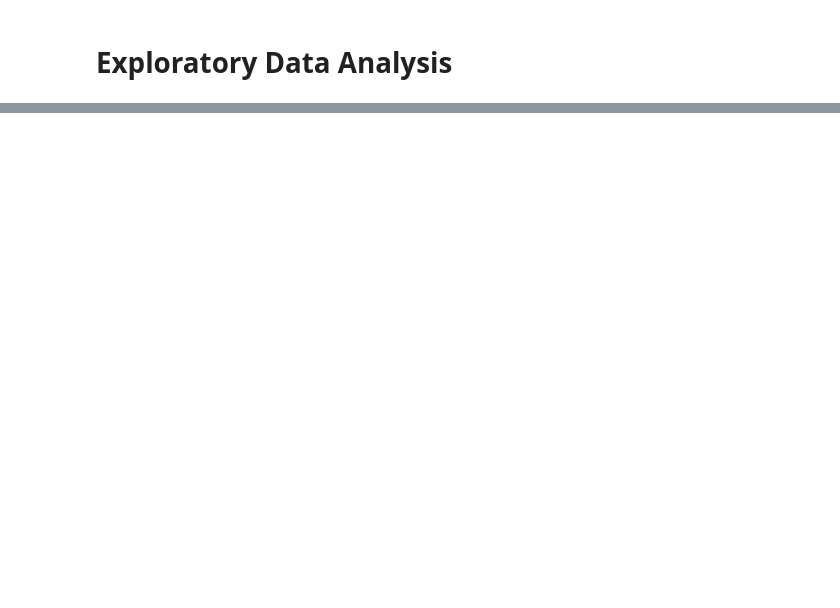
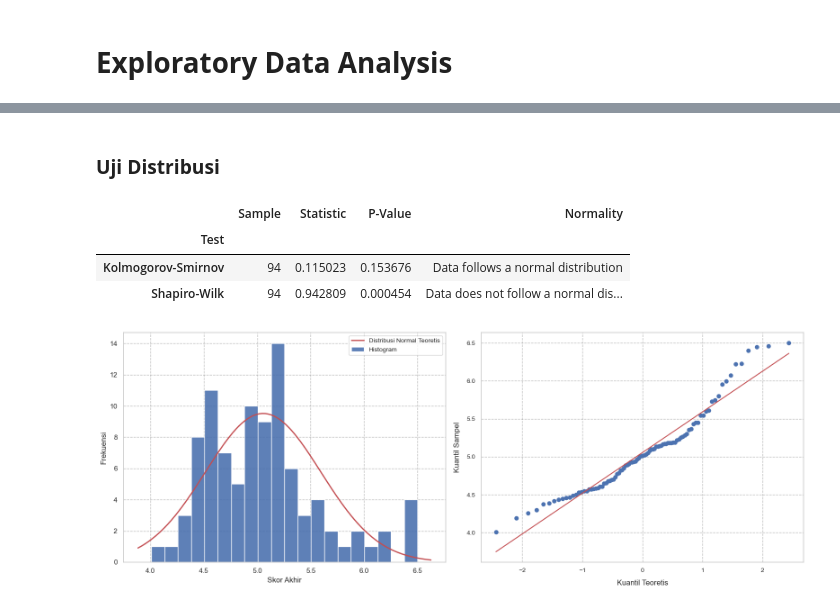
Before and after one commit to fathurwithyou/StudiumGenerale-Toleransi, a Jupyter notebook: main.ipynb, the cells around one changed output, grey strips where cells are left out. Cells and saved outputs as stored; diff of their text form; code cells hidden in the pictures; blank space fills up the shorter version.

```diff
--- a/main.ipynb
+++ b/main.ipynb
@@ -162,4 +20,4 @@ data.to_csv('data/Indeks Tolerasi Kota.csv', index=False)
 # %%
+data = pd.read_csv('data/Indeks Tolerasi Kota.csv')
 gpd_data = gpd.read_file("data/indonesia-geo.json", index_col='ID')
 gpd_data.set_index('ID', inplace=True)
-gpd_data.info()
@@ -187,11 +32,9 @@ city_province.head()
 | 3 | Manado | SULAWESI UTARA |
 | 4 | Semarang | JAWA TENGAH |
 # %%
-# left join from data and gpd_data
-
 data = data.merge(city_province, left_on='Kota', right_on='City', how='left')
 data.drop(columns=['City'], inplace=True)
 data = data.merge(gpd_data, left_on='Province', right_on='Propinsi', how='left')
 data.drop(columns=['Propinsi', 'kode', 'SUMBER', 'Jumlah Penduduk'], inplace=True)
 data.rename(columns={'Province': 'Provinsi'}, inplace=True)
-data.info()
+df = data.copy()
@@ -217,0 +68,2 @@ memory usage: 14.8+ KB
+# %% [markdown]
+### **Uji Distribusi**
@@ -217,0 +86,52 @@ memory usage: 14.8+ KB
+# %%
+cnt = len(df)
+tmp = {
+    "Test": ["Kolmogorov-Smirnov", "Shapiro-Wilk"],
+    "Sample": [cnt, cnt],
+    "Statistic": [kolmogorov_smirnov_result["Statistic"], shapiro_wilk_result["Statistic"]],
+    "P-Value": [kolmogorov_smirnov_result["P-Value"], shapiro_wilk_result["P-Value"]],
+    "Normality": [kolmogorov_smirnov_result["Normality"], shapiro_wilk_result["Normality"]]
+}
+tmp = pd.DataFrame(tmp)
+tmp.set_index("Test", inplace=True)
+tmp
+# %% [output]
+|  | Sample | Statistic | P-Value | Normality |
+| Test |  |  |  |  |
+| Kolmogorov-Smirnov | 94 | 0.115023 | 0.153676 | Data follows a normal distribution |
+| Shapiro-Wilk | 94 | 0.942809 | 0.000454 | Data does not follow a normal dis... |
+# %%
+final_scores = df["Skor Akhir"]
+
+sns.set(style="whitegrid")
+
+fig, axes = plt.subplots(1, 2, figsize=(16, 6))  # Dua plot dalam satu baris
+
+sns.histplot(final_scores, kde=False, bins=20, label='Histogram', ax=axes[0], alpha=0.9)
+
+mu, std = norm.fit(final_scores)
+xmin, xmax = axes[0].get_xlim()
+x = np.linspace(xmin, xmax, 100)
+p = norm.pdf(x, mu, std)
+
+axes[0].plot(x, p * len(final_scores) * (xmax - xmin) / 20, 'r-', label='Distribusi Normal Teoretis', linewidth=2)
+axes[0].grid(alpha=0.5, linestyle='--', color='gray')
+axes[0].set_xlabel('Skor Akhir', fontsize=12)
+axes[0].set_ylabel('Frekuensi', fontsize=12)
+axes[0].legend(fontsize=10)
+
+scipy.stats.probplot(final_scores, dist="norm", plot=axes[1])
+axes[1].set_title("")  # Mengosongkan judul default
+axes[1].set_xlabel("Kuantil Teoretis", fontsize=12, labelpad=10)
+axes[1].set_ylabel("Kuantil Sampel", fontsize=12, labelpad=10)
+axes[1].grid(alpha=0.5, linestyle='--', color='gray')
+axes[1].tick_params(axis='x', labelsize=10)
+axes[1].tick_params(axis='y', labelsize=10)
+
+# Menyesuaikan tata letak
+plt.tight_layout()
+
+# Menampilkan plot
+plt.show()
+# %% [output]
+[figure, added]
```
Also changed, not shown: parts of 24 cells of this notebook, 5 other files.
